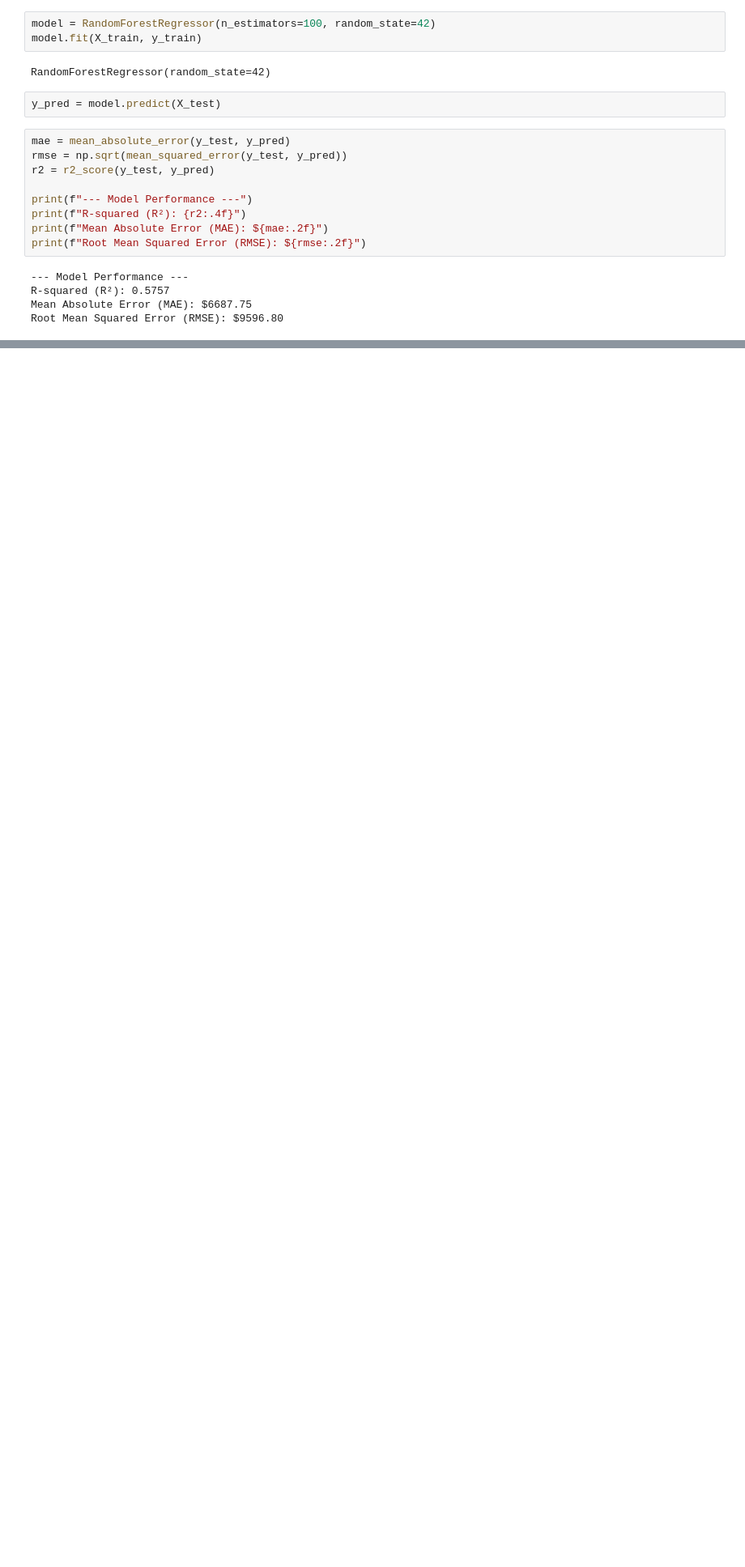
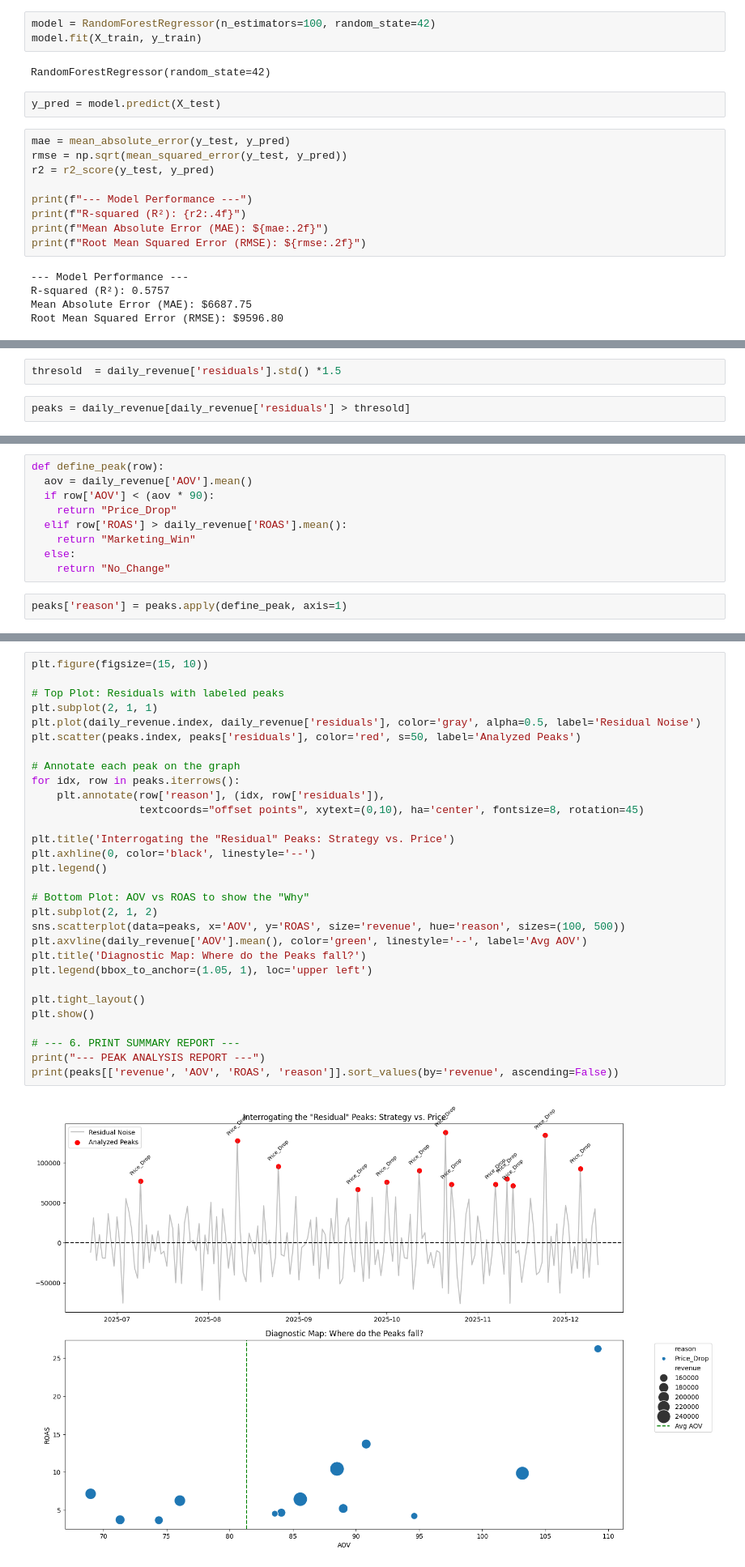
Before and after one commit to nirmalpate/Hello_Fresh_Regression_Analysis, a Jupyter notebook: Performance_Analysis.ipynb, the cells around one changed output, grey strips where cells are left out. Shown at 81% size. Cells and saved outputs as stored; diff of their text form; blank space fills up the shorter version.

```diff
--- a/Performance_Analysis.ipynb
+++ b/Performance_Analysis.ipynb
@@ -194,0 +230,4 @@ Passing `palette` without assigning `hue` is deprecated and will be removed in v
+# %%
+thresold  = daily_revenue['residuals'].std() *1.5
+# %%
+peaks = daily_revenue[daily_revenue['residuals'] > thresold]
@@ -194,0 +252,11 @@ Passing `palette` without assigning `hue` is deprecated and will be removed in v
+# %%
+def define_peak(row):
+  aov = daily_revenue['AOV'].mean()
+  if row['AOV'] < (aov * 90):
+    return "Price_Drop"
+  elif row['ROAS'] > daily_revenue['ROAS'].mean():
+    return "Marketing_Win"
+  else:
+    return "No_Change"
+# %%
+peaks['reason'] = peaks.apply(define_peak, axis=1)
@@ -194,0 +269,32 @@ Passing `palette` without assigning `hue` is deprecated and will be removed in v
+# %%
+plt.figure(figsize=(15, 10))
+
+# Top Plot: Residuals with labeled peaks
+plt.subplot(2, 1, 1)
+plt.plot(daily_revenue.index, daily_revenue['residuals'], color='gray', alpha=0.5, label='Residual Noise')
+plt.scatter(peaks.index, peaks['residuals'], color='red', s=50, label='Analyzed Peaks')
+
+# Annotate each peak on the graph
+for idx, row in peaks.iterrows():
+    plt.annotate(row['reason'], (idx, row['residuals']),
+                 textcoords="offset points", xytext=(0,10), ha='center', fontsize=8, rotation=45)
+
+plt.title('Interrogating the "Residual" Peaks: Strategy vs. Price')
+plt.axhline(0, color='black', linestyle='--')
+plt.legend()
+
+# Bottom Plot: AOV vs ROAS to show the "Why"
+plt.subplot(2, 1, 2)
+sns.scatterplot(data=peaks, x='AOV', y='ROAS', size='revenue', hue='reason', sizes=(100, 500))
+plt.axvline(daily_revenue['AOV'].mean(), color='green', linestyle='--', label='Avg AOV')
+plt.title('Diagnostic Map: Where do the Peaks fall?')
+plt.legend(bbox_to_anchor=(1.05, 1), loc='upper left')
+
+plt.tight_layout()
+plt.show()
+
+# --- 6. PRINT SUMMARY REPORT ---
+print("--- PEAK ANALYSIS REPORT ---")
+print(peaks[['revenue', 'AOV', 'ROAS', 'reason']].sort_values(by='revenue', ascending=False))
+# %% [output]
+[figure, added]
```
Also changed, not shown: parts of 13 cells of this notebook.
